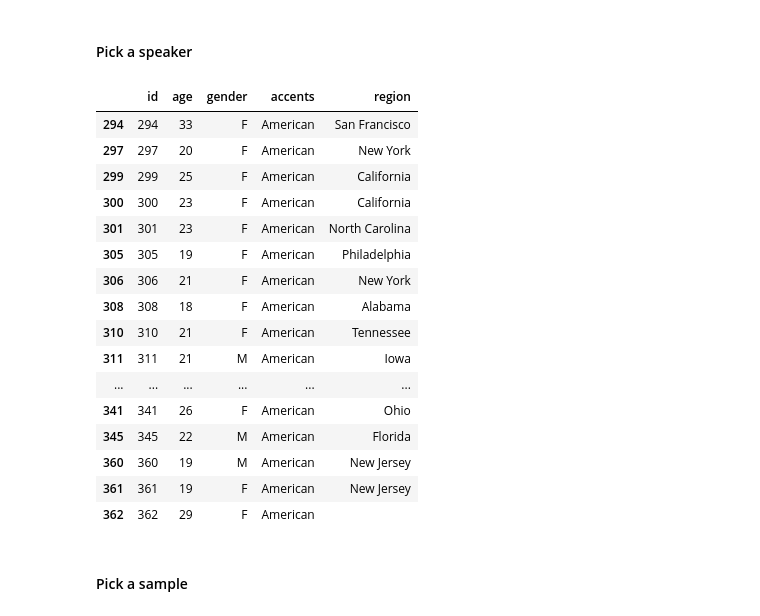
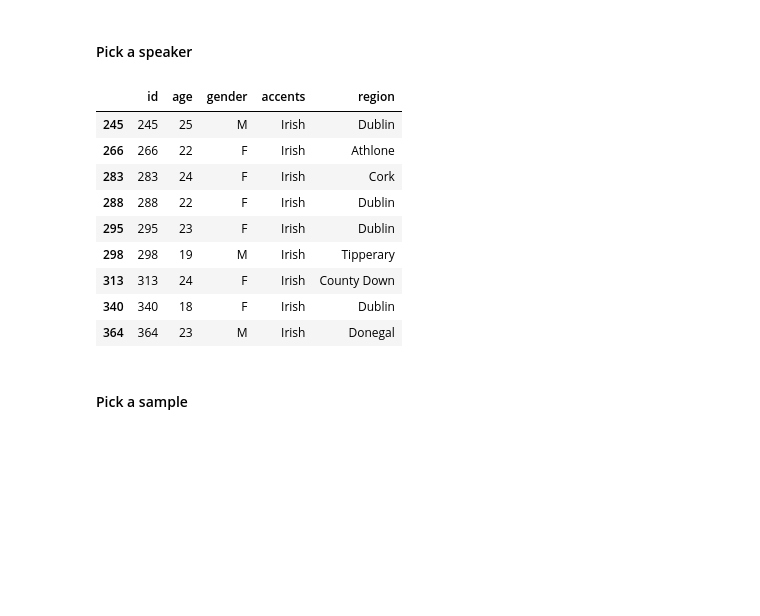
Before and after one commit to RichardSterry/msc-project, a Jupyter notebook: notebooks/aws-big/vctk_all_exploration.ipynb, the cells around one changed output. Drawn from its saved outputs; the diff is of its cells as text; code cells hidden in the pictures; blank space fills up the shorter version.

```diff
--- a/notebooks/aws-big/vctk_all_exploration.ipynb
+++ b/notebooks/aws-big/vctk_all_exploration.ipynb
@@ -424,25 +424,18 @@ pd.DataFrame(speaker_info.groupby(['accents', 'region']).count()['id'])
 #### Pick a speaker
 # %%
 # VoiceLoop only uses the speakers with American accents
-speaker_info[speaker_info.accents == 'American']
+speaker_info[speaker_info.accents == 'Irish']
 # %% [output]
 |  | id | age | gender | accents | region |
-| 294 | 294 | 33 | F | American | San Francisco |
-| 297 | 297 | 20 | F | American | New York |
-| 299 | 299 | 25 | F | American | California |
-| 300 | 300 | 23 | F | American | California |
-| 301 | 301 | 23 | F | American | North Carolina |
-| 305 | 305 | 19 | F | American | Philadelphia |
-| 306 | 306 | 21 | F | American | New York |
-| 308 | 308 | 18 | F | American | Alabama |
-| 310 | 310 | 21 | F | American | Tennessee |
-| 311 | 311 | 21 | M | American | Iowa |
-| ... | ... | ... | ... | ... | ... |
-| 341 | 341 | 26 | F | American | Ohio |
-| 345 | 345 | 22 | M | American | Florida |
-| 360 | 360 | 19 | M | American | New Jersey |
-| 361 | 361 | 19 | F | American | New Jersey |
-| 362 | 362 | 29 | F | American |  |
+| 245 | 245 | 25 | M | Irish | Dublin |
+| 266 | 266 | 22 | F | Irish | Athlone |
+| 283 | 283 | 24 | F | Irish | Cork |
+| 288 | 288 | 22 | F | Irish | Dublin |
+| 295 | 295 | 23 | F | Irish | Dublin |
+| 298 | 298 | 19 | M | Irish | Tipperary |
+| 313 | 313 | 24 | F | Irish | County Down |
+| 340 | 340 | 18 | F | Irish | Dublin |
+| 364 | 364 | 23 | M | Irish | Donegal |
 # %%
 # set speaker here
 speaker_id = 294
```
Also changed, not shown: 4 other files.
